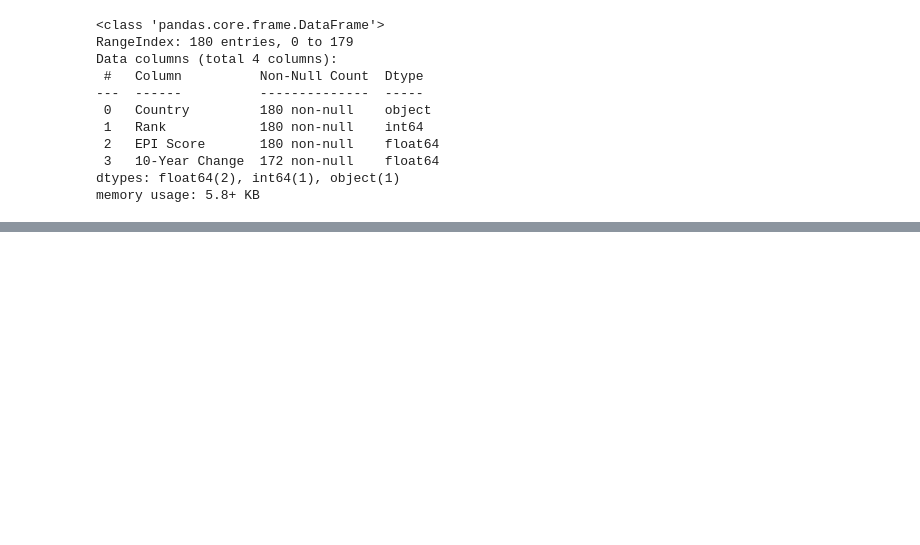
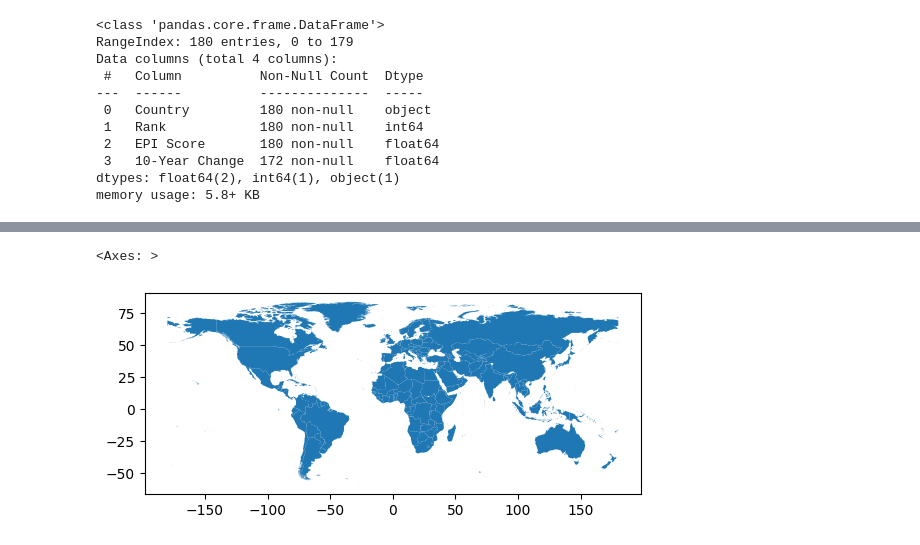
Before and after one commit to envirodatascience/final-project-trashpandas, a Jupyter notebook: TrashPandas_planning.ipynb, the cells around one changed output, grey strips where cells are left out. Saved outputs shown, nothing was run; the diff lists cells and outputs as text; code cells hidden in the pictures; blank space fills up the shorter version.

```diff
--- a/TrashPandas_planning.ipynb
+++ b/TrashPandas_planning.ipynb
@@ -154,0 +167,3 @@ df_map.plot()
+# %%
+world_shape = "WB_countries_Admin0_10m/WB_countries_Admin0_10m.shp"
+df_world = gpd.read_file(world_shape)
@@ -154,0 +180,6 @@ df_map.plot()
+# %%
+#check that the map works
+df_world.plot()
+# %% [output]
+<Axes: >
+[figure, added]
```
Also changed, not shown: parts of 10 cells of this notebook.
